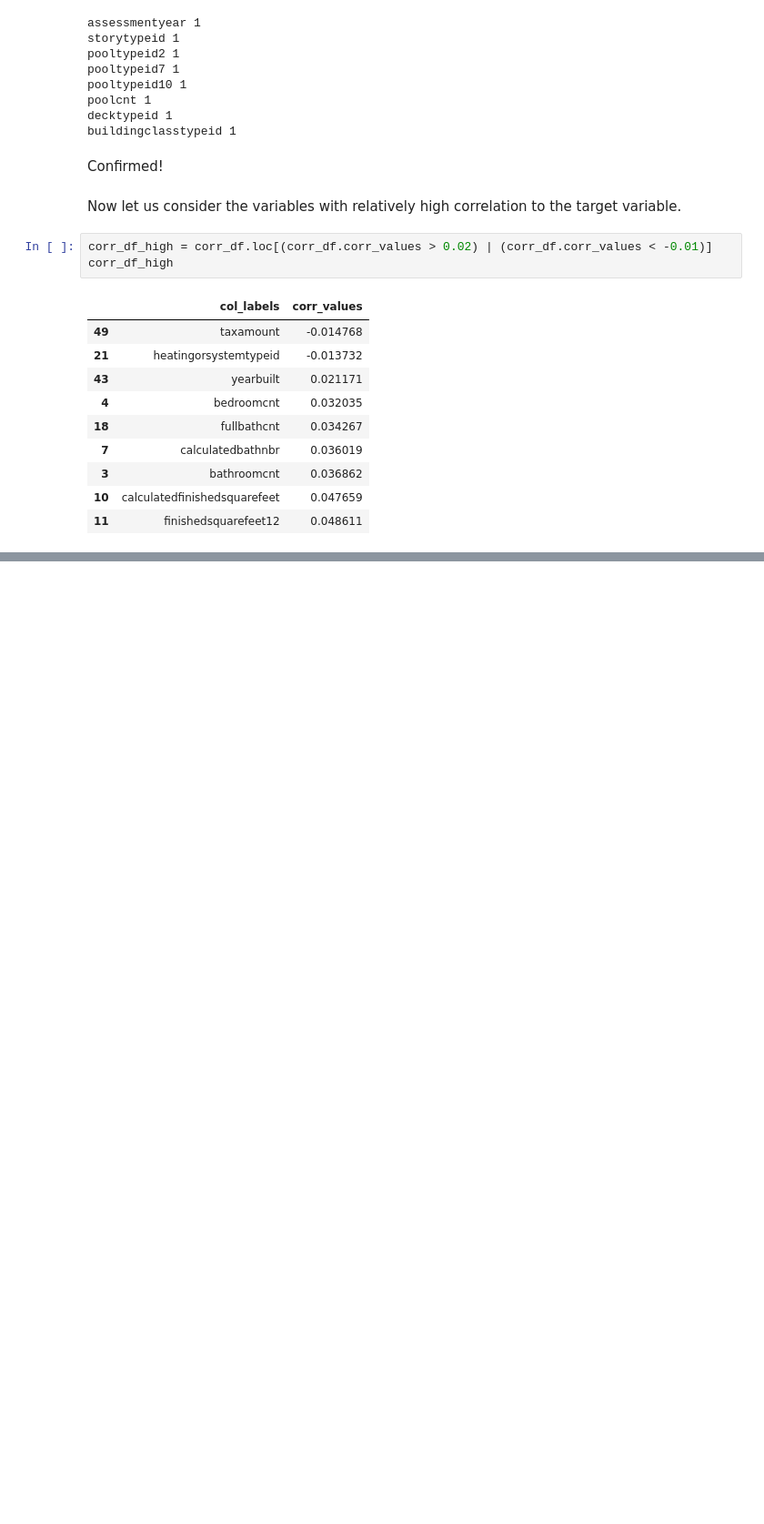
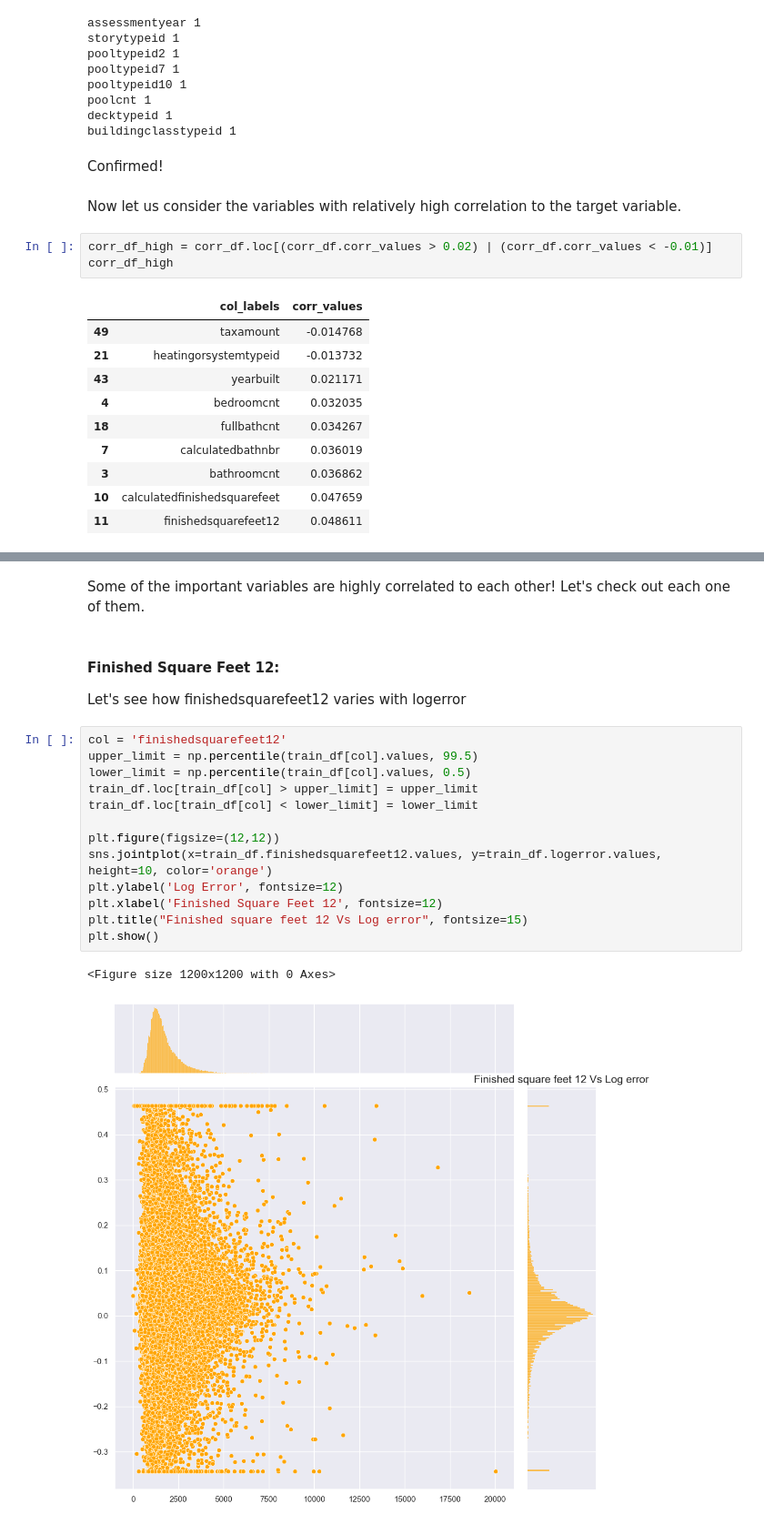
Before and after one commit to bhargav-borah/EDAZillowHomeValuePrediction, a Jupyter notebook: EDA_notebook.ipynb, the cells around one changed output, grey strips where cells are left out. Shown at 91% size. Drawn from its saved outputs; the diff is of its cells as text; blank space fills up the shorter version.

```diff
--- a/EDA_notebook.ipynb
+++ b/EDA_notebook.ipynb
@@ -298,0 +323,21 @@ corr_df_high
+# %% [markdown]
+Some of the important variables are highly correlated to each other! Let's check out each one of them.
+# %% [markdown]
+#### Finished Square Feet 12:
+Let's see how finishedsquarefeet12 varies with logerror
+# %%
+col = 'finishedsquarefeet12'
+upper_limit = np.percentile(train_df[col].values, 99.5)
+lower_limit = np.percentile(train_df[col].values, 0.5)
+train_df.loc[train_df[col] > upper_limit] = upper_limit
+train_df.loc[train_df[col] < lower_limit] = lower_limit
+
+plt.figure(figsize=(12,12))
+sns.jointplot(x=train_df.finishedsquarefeet12.values, y=train_df.logerror.values, height=10, color='orange')
+plt.ylabel('Log Error', fontsize=12)
+plt.xlabel('Finished Square Feet 12', fontsize=12)
+plt.title("Finished square feet 12 Vs Log error", fontsize=15)
+plt.show()
+# %% [output]
+<Figure size 1200x1200 with 0 Axes>
+[figure, added]
```
Also changed, not shown: parts of 29 cells of this notebook.
